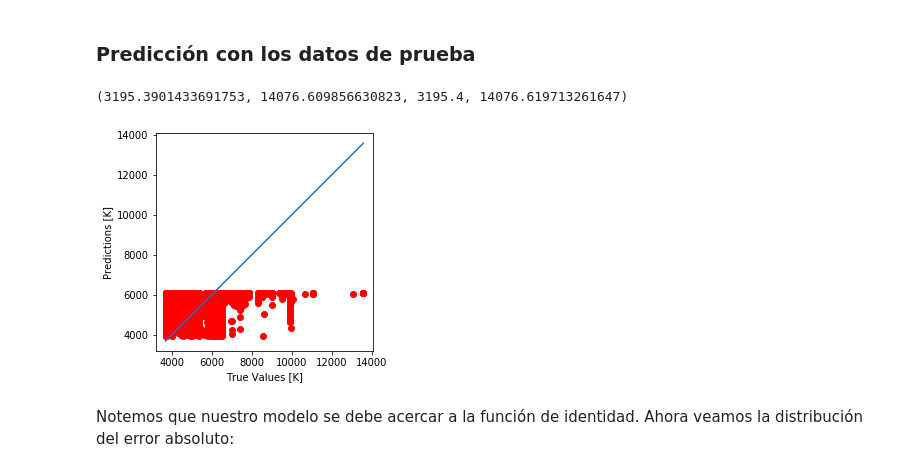
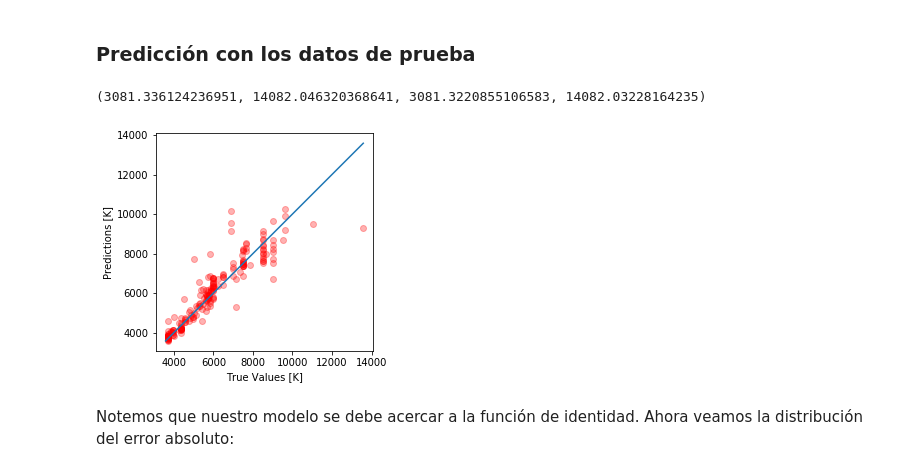
Before and after one commit to astrodatos/proyecto_neuralclusters, a Jupyter notebook: Neural_Clusters.ipynb, the cells around one changed output. Cells and saved outputs as stored; diff of their text form; code cells hidden in the pictures.

```diff
--- a/Neural_Clusters.ipynb
+++ b/Neural_Clusters.ipynb
@@ -32,7 +30,7 @@ Disponible en enlace
 # %%
 t_ini = time()
 
-data = SDSS.query_sql("""SELECT TOP 100000
+data = SDSS.query_sql("""SELECT TOP 1000
                       p.fiberMag_u, p.fiberMag_g, p.fiberMag_r, p.fiberMag_i,
                       p.fiberMag_z, s.elodieTEff
 
@@ -116,8 +114,8 @@ Se utilizarán los datos normalizados para entrenar el modelo.
 # %%
 def build_model():
   model = keras.Sequential([
-    layers.Dense(1, activation=tf.nn.tanh, input_shape=[len(train_datapd.keys())]),
-    #layers.Dense(1, activation=tf.nn.tanh),
+    layers.Dense(5, activation=tf.nn.tanh, input_shape=[len(train_datapd.keys())]),
+    layers.Dense(5, activation=tf.nn.tanh),
     #layers.Dense(4, activation=tf.nn.relu),
     layers.Dense(1)
   ])
@@ -234,29 +229,29 @@ t_ejecucion = t_fin - t_ini
 # %%
 test_predictions = model.predict(norm_test_feat).flatten()
 
 test_predictions = desnorm(test_predictions, train_labels.mean(), train_labels.std())
 m1 = min(test_labels)
 M1 = max(test_labels)
 
 m2 = min(test_predictions)
 M2 = max(test_predictions)
 
 m = min([m1, m2])
 M = max([M1, M2])
 
-plt.scatter(test_labels, test_predictions, color='red')
+plt.scatter(test_labels, test_predictions,s=10, alpha = 0.3,color='red')
 plt.plot([m , M], [m, M])
 plt.xlabel('True Values [K]')
 plt.ylabel('Predictions [K]')
 plt.axis('equal')
 plt.axis('square')
 #plt.xlim([0,plt.xlim()[1]])
 #plt.ylim([0,100])
 #plt.ylim([0,plt.ylim()[1]])
 #_ = plt.plot([-100, 100], [-100, 100])
 # %% [output]
-(3195.3901433691753, 14076.609856630823, 3195.4, 14076.619713261647)
+(3081.336124236951, 14082.046320368641, 3081.3220855106583, 14082.03228164235)
-[figure, old version]
+[figure, new version]
 # %% [markdown]
 Notemos que nuestro modelo se debe acercar a la función de  identidad. Ahora veamos la distribución del error absoluto:
 # %% [markdown]
```
Also changed, not shown: parts of 7 cells of this notebook.
